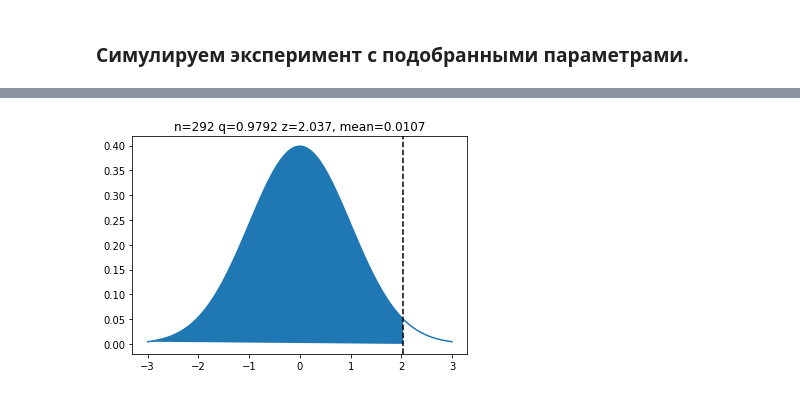
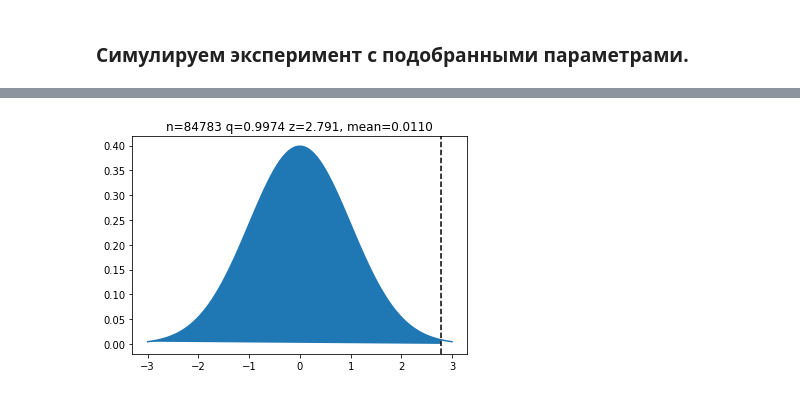
Before and after one commit to rklepov/hse-cs-ml-2018-2019, a Jupyter notebook: 04-advanced-ML/HW/hw4/002-number-of-examples-binomial.ipynb, the cells around one changed output, grey strips where cells are left out. Saved outputs shown, nothing was run; the diff lists cells and outputs as text; code cells hidden in the pictures.

```diff
--- a/04-advanced-ML/HW/hw4/002-number-of-examples-binomial.ipynb
+++ b/04-advanced-ML/HW/hw4/002-number-of-examples-binomial.ipynb
@@ -91,7 +87,7 @@ def plot_zscore(n, P, diff):
     mu = P + diff
     sigma = np.sqrt( mu * (1 - mu) / n )
     data = np.random.normal(mu, sigma, size=int(n))
-    SE = sigma / np.sqrt(n)
+    SE = sigma
     z = (np.mean(data) - P) / SE
     q = st.norm.cdf(z)
     x = np.linspace(-3, 3, 100)
@@ -107,4 +103,4 @@ plot_zscore(np.round(N), P, DIFF)
 # %%
-plot_zscore(292, P, DIFF)
+plot_zscore(84783, P, DIFF)
 # %% [output]
-[figure, old version]
+[figure, new version]
```
Also changed, not shown: parts of 12 cells of this notebook.
